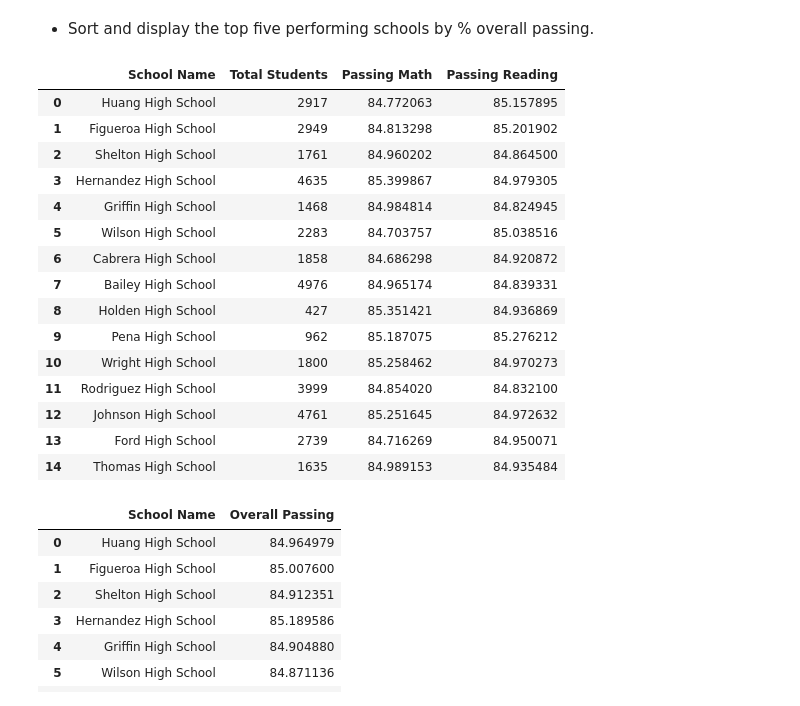
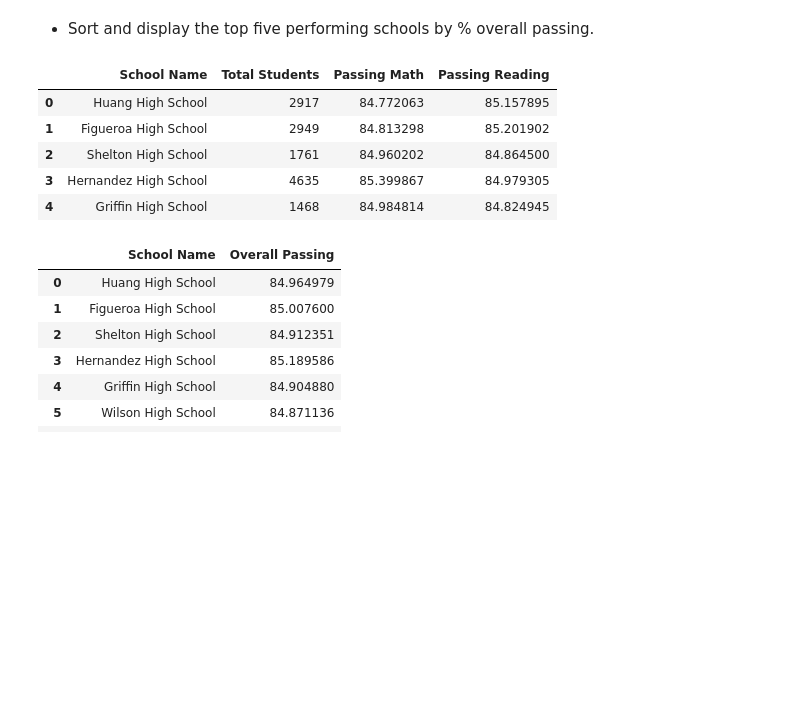
Before and after one commit to lstredler/pandas-challenge, a Jupyter notebook: PyCitySchools_code.ipynb, the cells around one changed output. Drawn from its saved outputs; the diff is of its cells as text; code cells hidden in the pictures; blank space fills up the shorter version.

```diff
--- a/PyCitySchools_code.ipynb
+++ b/PyCitySchools_code.ipynb
@@ -684,26 +662,16 @@ specific_school_summary_df
 # %%
 # Remove unecessary columns from the DataFrame and save the new DataFrame
 # Only keep: "School Name", "Pass Math, Passing Reading
 # "type", "budget"
 school_pass_df = specific_school_summary_df[["School Name", "Total Students", "Passing Math", 'Passing Reading']]
-school_pass_df.head(15)
+school_pass_df.head()
 # %% [output]
 |  | School Name | Total Students | Passing Math | Passing Reading |
 | 0 | Huang High School | 2917 | 84.772063 | 85.157895 |
 | 1 | Figueroa High School | 2949 | 84.813298 | 85.201902 |
 | 2 | Shelton High School | 1761 | 84.960202 | 84.864500 |
 | 3 | Hernandez High School | 4635 | 85.399867 | 84.979305 |
 | 4 | Griffin High School | 1468 | 84.984814 | 84.824945 |
-| 5 | Wilson High School | 2283 | 84.703757 | 85.038516 |
-| 6 | Cabrera High School | 1858 | 84.686298 | 84.920872 |
-| 7 | Bailey High School | 4976 | 84.965174 | 84.839331 |
-| 8 | Holden High School | 427 | 85.351421 | 84.936869 |
-| 9 | Pena High School | 962 | 85.187075 | 85.276212 |
-| 10 | Wright High School | 1800 | 85.258462 | 84.970273 |
-| 11 | Rodriguez High School | 3999 | 84.854020 | 84.832100 |
-| 12 | Johnson High School | 4761 | 85.251645 | 84.972632 |
-| 13 | Ford High School | 2739 | 84.716269 | 84.950071 |
-| 14 | Thomas High School | 1635 | 84.989153 | 84.935484 |
 # %%
 ##calculate overall passing
 
```
Also changed, not shown: parts of 21 cells of this notebook, 1 other file.
